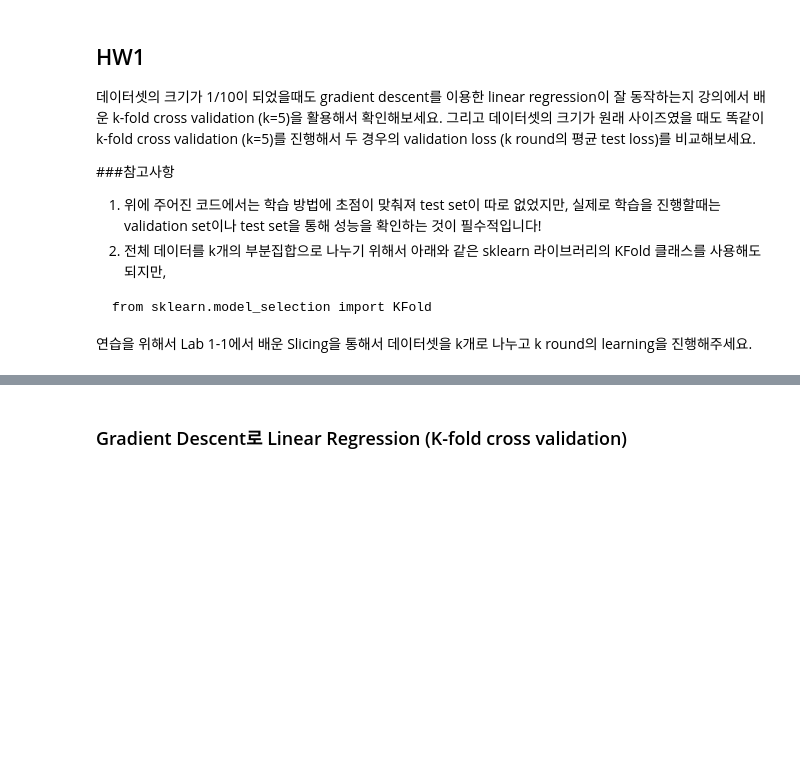
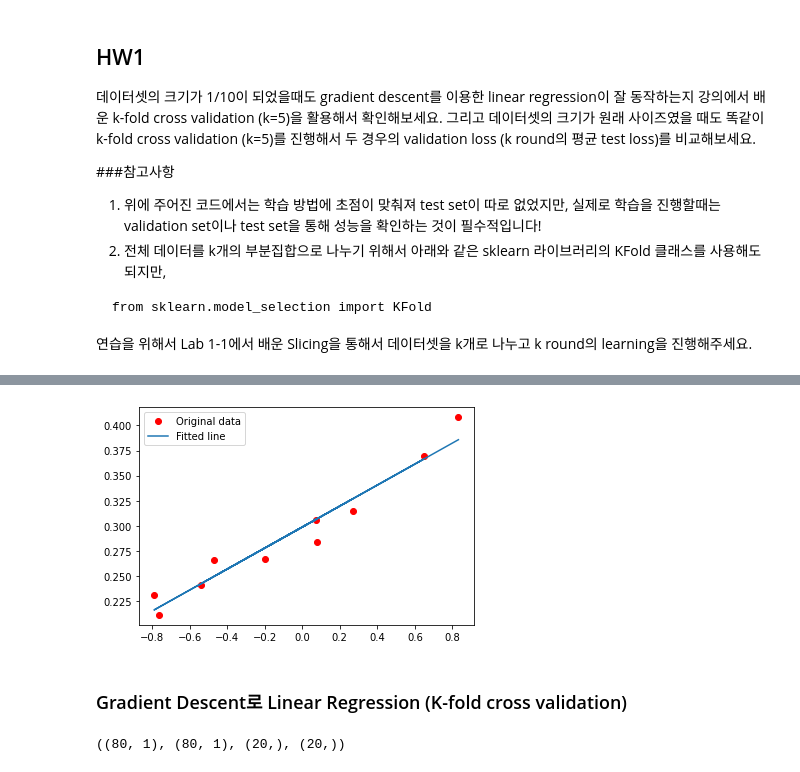
Before and after one commit to kbjung/AI_SoCar, a Jupyter notebook: class/1주차/Chapter 1_실습파일/Lab 1-2. Linear Regression.ipynb, the cells around one changed output, grey strips where cells are left out. Cells and saved outputs as stored; diff of their text form; code cells hidden in the pictures; blank space fills up the shorter version.

```diff
--- a/class/1주차/Chapter 1_실습파일/Lab 1-2. Linear Regression.ipynb
+++ b/class/1주차/Chapter 1_실습파일/Lab 1-2. Linear Regression.ipynb
@@ -143,7 +181,7 @@ from sklearn.model_selection import KFold
 연습을 위해서 Lab 1-1에서 배운 Slicing을 통해서 데이터셋을 k개로 나누고
 k round의 learning을 진행해주세요.
 # %%
-file = open('/content/drive/MyDrive/Colab Notebooks/data/regression_data.txt','r')  # open the file with read-only
+file = open('/content/drive/MyDrive/Colab Notebooks/쏘카_Ai_엔지니어_육성_부트캠프_2기/1주차/data/regression_data.txt','r')  # open the file with read-only
 text = file.readlines()  # read all line texts
 file.close()  # close the file
 
@@ -174,0 +215,9 @@ plt.show()
+# %%
+# Hyper-parameters
+input_size = 1
+output_size = 1
+num_epochs = 100
+learning_rate = 0.1
+# %%
+# Linear regression model, y = Wx+b
+model = nn.Linear(input_size, output_size)
@@ -174,0 +228,6 @@ plt.show()
+# %%
+print(x_data.shape, y_data.shape)
+if len(x_data.shape)==1 and len(y_data.shape)==1:
+  x_data = np.expand_dims(x_data, axis=-1)
+  y_data = np.expand_dims(y_data, axis=-1)
+print(x_data.shape, y_data.shape)
@@ -175,2 +276,11 @@ plt.show()
+# %%
+# Plot the graph
+predicted = model(torch.from_numpy(x_data)).detach().numpy() # .detach() : 모델이 가지고 있는 미분값 등을 없애준다
+plt.plot(x_data, y_data, 'ro', label='Original data')
+plt.plot(x_data, predicted, label='Fitted line')
+plt.legend()
+plt.show()
+# %% [output]
+[figure, added]
 # %% [markdown]
 ### Gradient Descent로 Linear Regression (K-fold cross validation)
@@ -176,0 +314,4 @@ plt.show()
+# %%
+x_data.shape, y_data.shape, x_val.shape, y_val.shape
+# %% [output]
+((80, 1), (80, 1), (20,), (20,))
```
Also changed, not shown: parts of 19 cells of this notebook.
